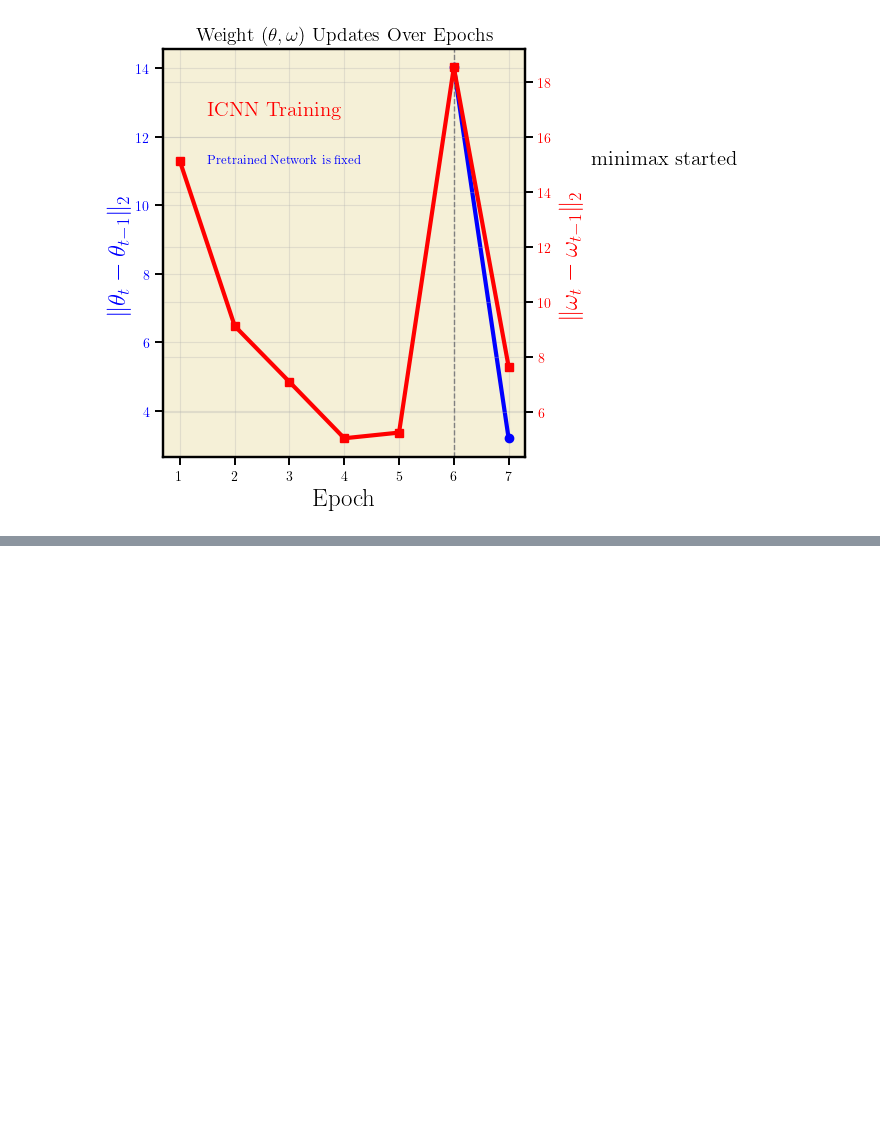
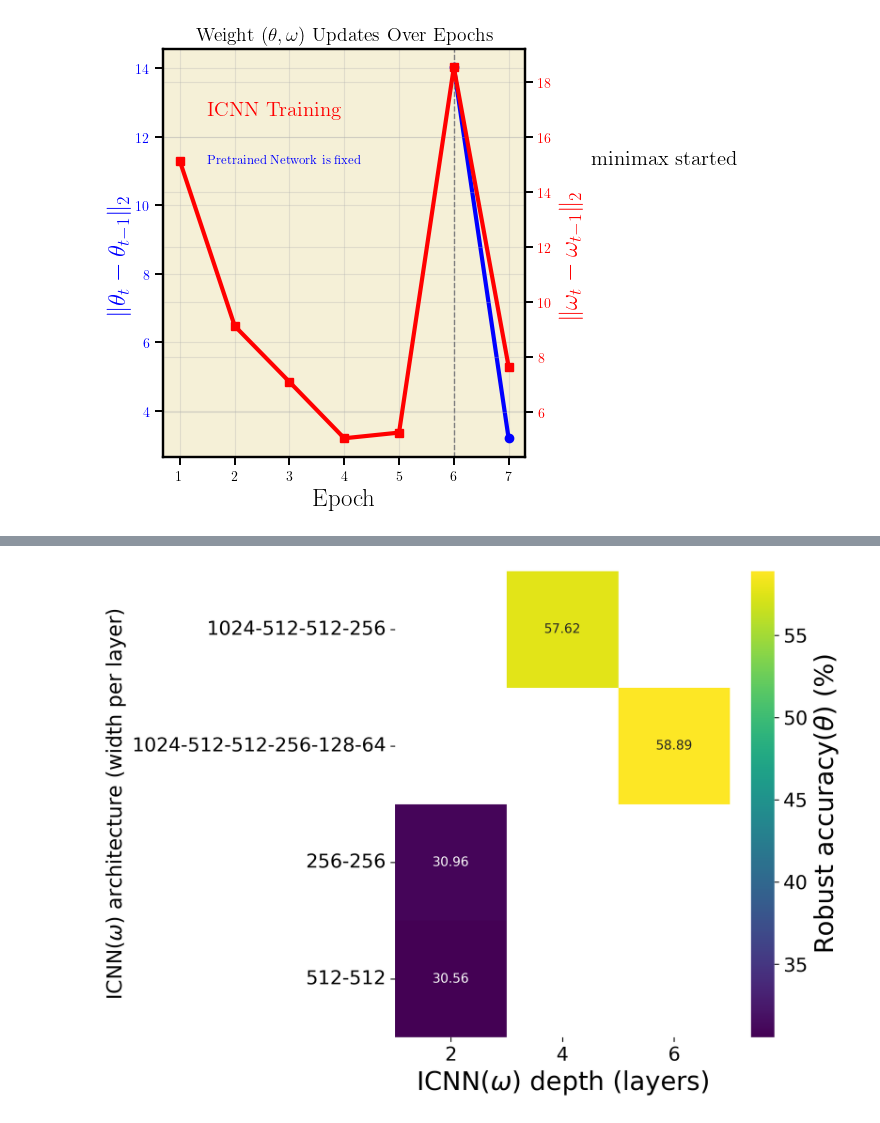
Before and after one commit to alirezaabdollahpour/W-DRO-LAT, a Jupyter notebook: plot.ipynb, the cells around one changed output, grey strips where cells are left out. Drawn from its saved outputs; the diff is of its cells as text; code cells hidden in the pictures; blank space fills up the shorter version.

```diff
--- a/plot.ipynb
+++ b/plot.ipynb
@@ -702,0 +1117,55 @@ plt.show()
+# %%
+import pandas as pd
+import seaborn as sns
+import matplotlib.pyplot as plt
+# Global settings for publication quality
+plt.rcParams['figure.dpi'] = 300
+plt.rcParams['font.family'] = 'sans-serif'
+plt.rcParams['font.sans-serif'] = ['Arial', 'Helvetica', 'DejaVu Sans']
+plt.rcParams['axes.labelsize'] = 20
+plt.rcParams['axes.titlesize'] = 20
+plt.rcParams['xtick.labelsize'] = 15
+plt.rcParams['ytick.labelsize'] = 15
+
+def arch_label(widths):
+    # e.g. [1024,512,512,256,128,64] -> "1024-512-512-256-128-64"
+    return "-".join(str(w) for w in widths)
+
+data = [
+    # depth 2, both layers 512
+    {"depth": 2,
+     "arch": arch_label([512, 512]),
+     "robust_acc": 30.56},
+
+    # depth 6, variable widths
+    {"depth": 6,
+     "arch": arch_label([1024, 512, 512, 256, 128, 64]),
+     "robust_acc": 58.89},
+
+    {"depth": 2,
+     "arch": arch_label([256, 256]),
+     "robust_acc": 30.96},
+
+    {"depth": 4,
+     "arch": arch_label([1024, 512, 512, 256]),
+     "robust_acc": 57.62},
+
+]
+
+df = pd.DataFrame(data)
+
+pivot = df.pivot(index="arch", columns="depth", values="robust_acc")
+
+plt.figure(figsize=(8, 6))
+ax = sns.heatmap(
+    pivot,
+    annot=True, fmt=".2f",
+    cbar_kws={"label": r"Robust accuracy($\theta$) (%)"}, cmap="viridis"
+)
+ax.set_xlabel(r"ICNN($\omega$) depth (layers)")
+ax.set_ylabel(r"ICNN($\omega$) architecture (width per layer)", fontsize=16)
+plt.tight_layout()
+plt.savefig("fig/icnn_architecture_robust_accuracy_heatmap.pdf", dpi=300, bbox_inches="tight", format='pdf', transparent=True, pad_inches=0)
+plt.show()
+# %% [output]
+[figure, added]
```
Also changed, not shown: parts of 5 cells of this notebook, 10 other files.
